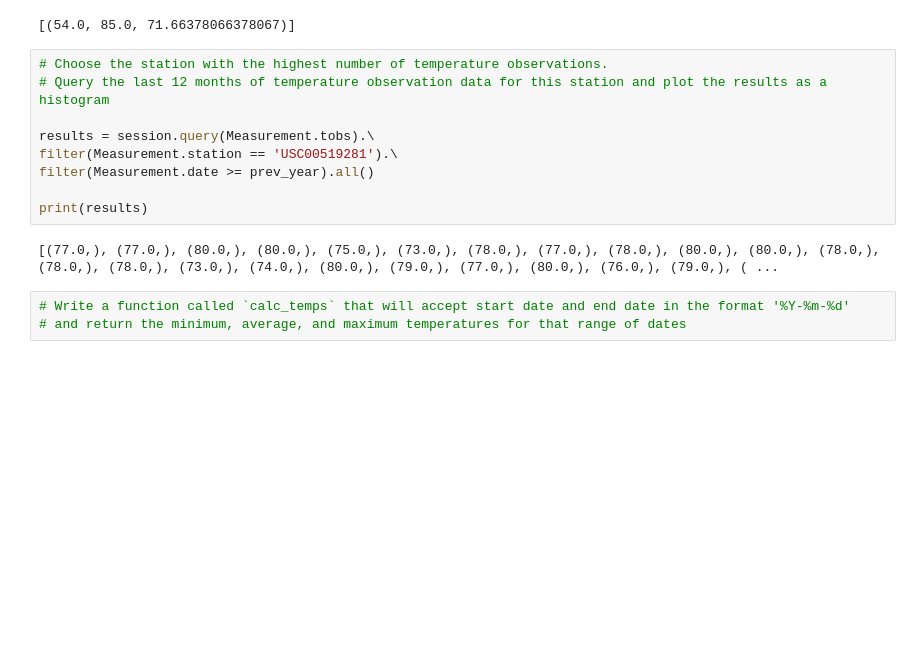
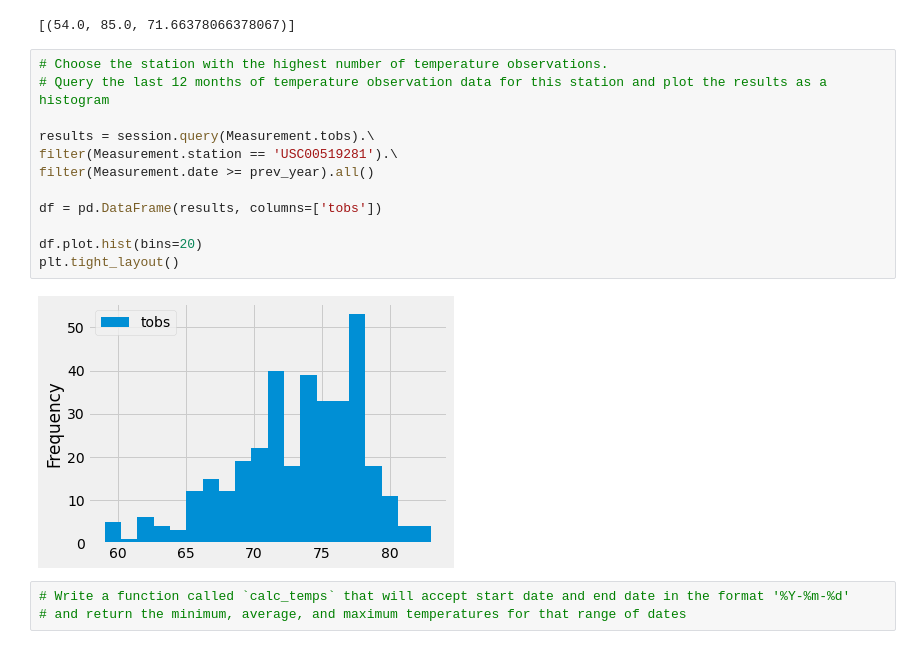
Before and after one commit to adshaughn/surfs_up, a Jupyter notebook: climate_analysis.ipynb, the cells around one changed output. Cells and saved outputs as stored; diff of their text form; blank space fills up the shorter version.

```diff
--- a/climate_analysis.ipynb
+++ b/climate_analysis.ipynb
@@ -114,14 +114,17 @@ filter(Measurement.station == 'USC00519281').all()
 # %%
 # Choose the station with the highest number of temperature observations.
 # Query the last 12 months of temperature observation data for this station and plot the results as a histogram
 
 results = session.query(Measurement.tobs).\
 filter(Measurement.station == 'USC00519281').\
 filter(Measurement.date >= prev_year).all()
 
-print(results)
+df = pd.DataFrame(results, columns=['tobs'])
+
+df.plot.hist(bins=20)
+plt.tight_layout()
 # %% [output]
-[(77.0,), (77.0,), (80.0,), (80.0,), (75.0,), (73.0,), (78.0,), (77.0,), (78.0,), (80.0,), (80.0,), (78.0,), (78.0,), (78.0,), (73.0,), (74.0,), (80.0,), (79.0,), (77.0,), (80.0,), (76.0,), (79.0,), ( ...
+[figure, added]
 # %%
 # Write a function called `calc_temps` that will accept start date and end date in the format '%Y-%m-%d'
 # and return the minimum, average, and maximum temperatures for that range of dates
```
Also changed, not shown: 1 other file.
